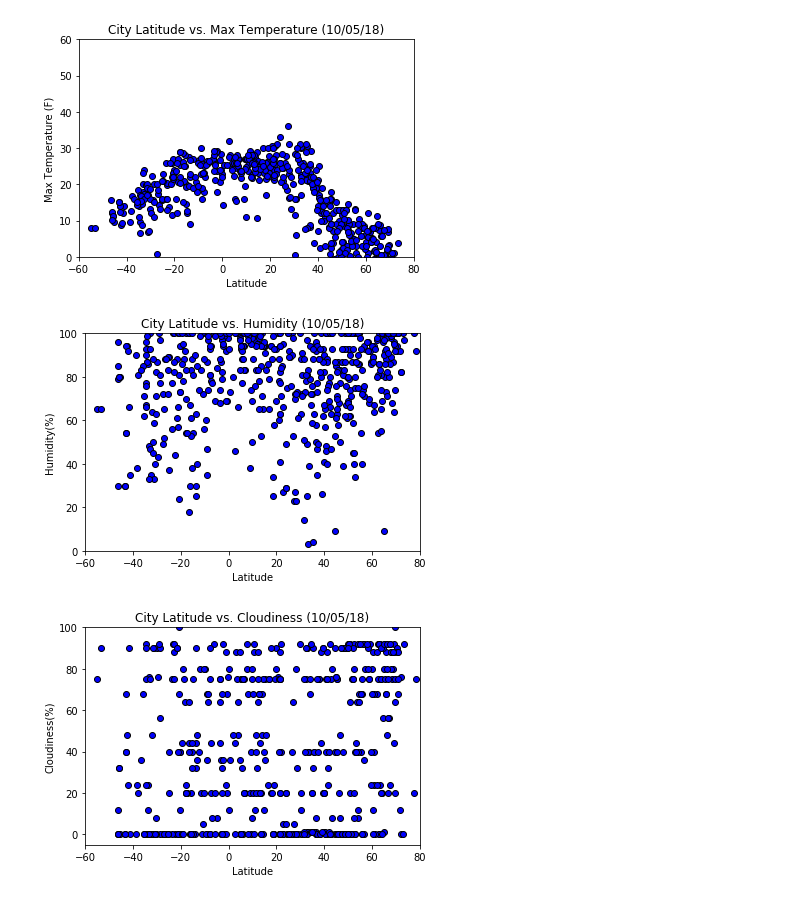
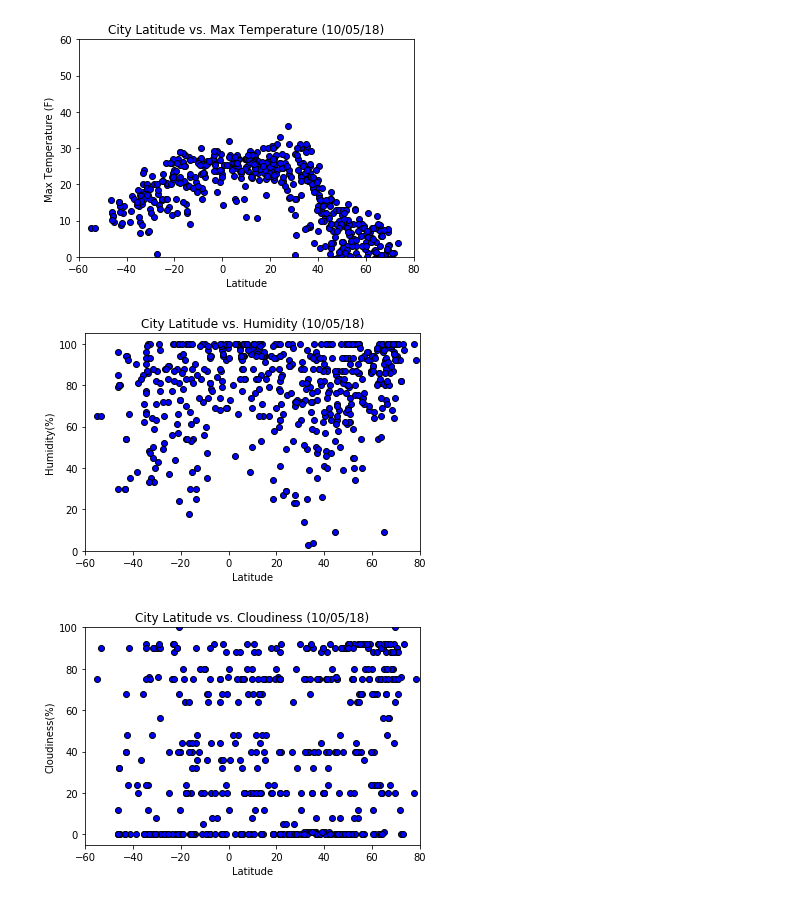
Before and after one commit to patesc/HW4, a Jupyter notebook: HW6 API/WeatherPy.ipynb, the cells around one changed output. Cells and saved outputs as stored; diff of their text form; code cells hidden in the pictures.

```diff
--- a/HW6 API/WeatherPy.ipynb
+++ b/HW6 API/WeatherPy.ipynb
@@ -148,16 +148,16 @@ plt.savefig("table1.png")
 # %%
 #Lat vs humidity plot
 plt.xlim(-60,80)
-plt.ylim(0, 100)
+plt.ylim(0, 105)
 
 plt.scatter(lat, humidity, marker="o", facecolors="blue", edgecolors="black")
 
 plt.title("City Latitude vs. Humidity (10/05/18)")
 plt.xlabel("Latitude")
 plt.ylabel("Humidity(%)")
 plt.savefig("table2.png")
 # %% [output]
-[figure, old version]
+[figure, new version]
 # %%
 plt.xlim(-60,80)
 plt.ylim(-5, 100)
```
Also changed, not shown: 2 other files.
